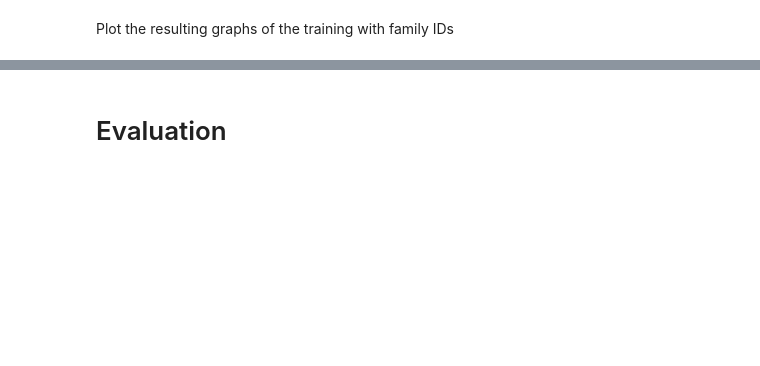
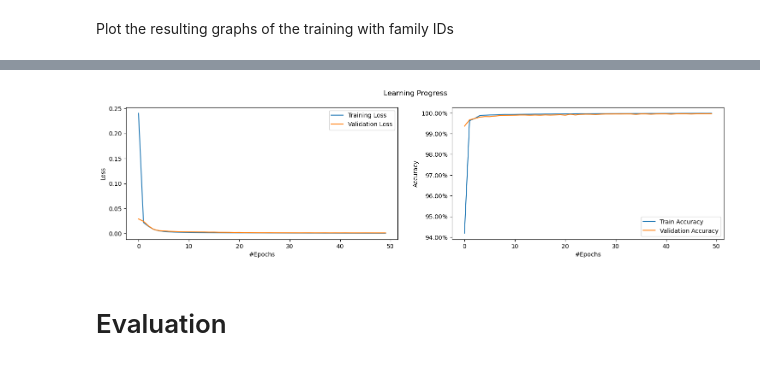
Before and after one commit to grashei/ai-project, a Jupyter notebook: neighbour_prediction_ffn.ipynb, the cells around one changed output, grey strips where cells are left out. Saved outputs shown, nothing was run; the diff lists cells and outputs as text; code cells hidden in the pictures; blank space fills up the shorter version.

```diff
--- a/neighbour_prediction_ffn.ipynb
+++ b/neighbour_prediction_ffn.ipynb
@@ -306,6 +414,17 @@ val_loader_part_id = DataLoader(
     batch_size=batch_size,
     shuffle=False,
 )
+# %%
+train_loader_center = DataLoader(
+    dataset=GraphDataset(train_graphs, lambda g: create_features_and_labels_center(g, fam_mapper)),
+    batch_size=batch_size,
+    shuffle=True,
+)
+val_loader_center = DataLoader(
+    dataset=GraphDataset(val_graphs, lambda g: create_features_and_labels_center(g, fam_mapper)),
+    batch_size=batch_size,
+    shuffle=False,
+)
 # %% [markdown]
 # Training routine
 
@@ -389,2 +508,31 @@ ax2.yaxis.set_major_formatter(FuncFormatter(lambda y, _: '{:.2%}'.format(y)))
+# %%
+input_size_center = len(fam_mapper)  # 92
+hidden_size_center = 16 * input_size_center  # 184
+output_size_center = len(fam_mapper)  # 92
+
+model_center = Net(input_size=input_size_center, hidden_size=hidden_size_center, output_size=output_size_center).to(
+    device)
+
+st = time.time()
+train_losses_fam, val_losses_fam, train_accuracies_fam, val_accuracies_fam = \
+    train(model=model_center, lr=learning_rate, epochs=50, train_loader=train_loader_center,  #todo change epochs
+          val_loader=val_loader_center)
+et = time.time()
+# %%
+fig, (ax1, ax2) = plt.subplots(nrows=1, ncols=2, figsize=(18, 4))
+
+ax1.set(xlabel='#Epochs', ylabel='Loss')
+fig.suptitle('Learning Progress')
+ax1.plot(train_losses_fam, label="Training Loss")
+ax1.plot(val_losses_fam, label="Validation Loss")
+ax1.legend()
+
+ax2.set(xlabel='#Epochs', ylabel='Accuracy')
+ax2.plot(train_accuracies_fam, label="Train Accuracy")
+ax2.plot(val_accuracies_fam, label="Validation Accuracy")
+ax2.legend()
+ax2.yaxis.set_major_formatter(FuncFormatter(lambda y, _: '{:.2%}'.format(y)))
+# %% [output]
+[figure, added]
 # %% [markdown]
 # Evaluation
```
Also changed, not shown: parts of 24 cells of this notebook, 2 other files.
